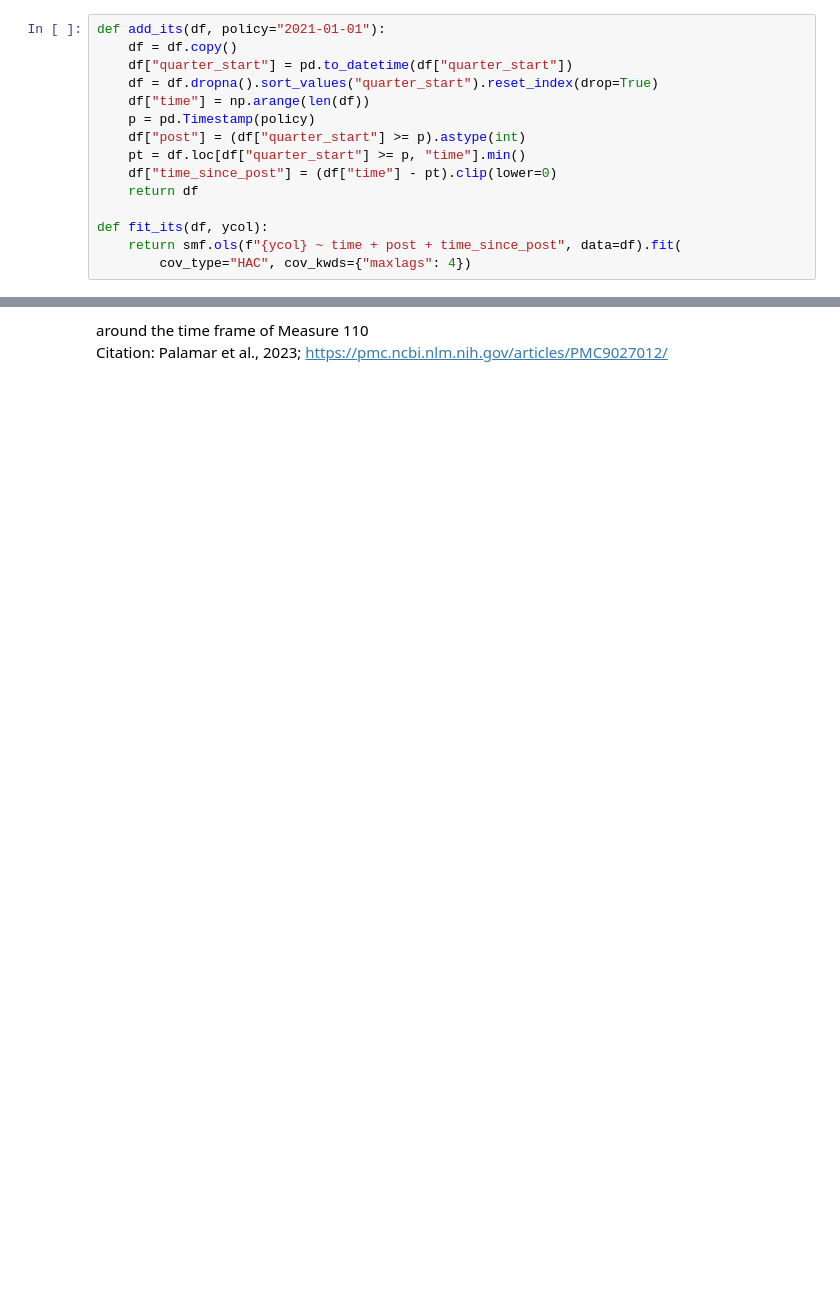
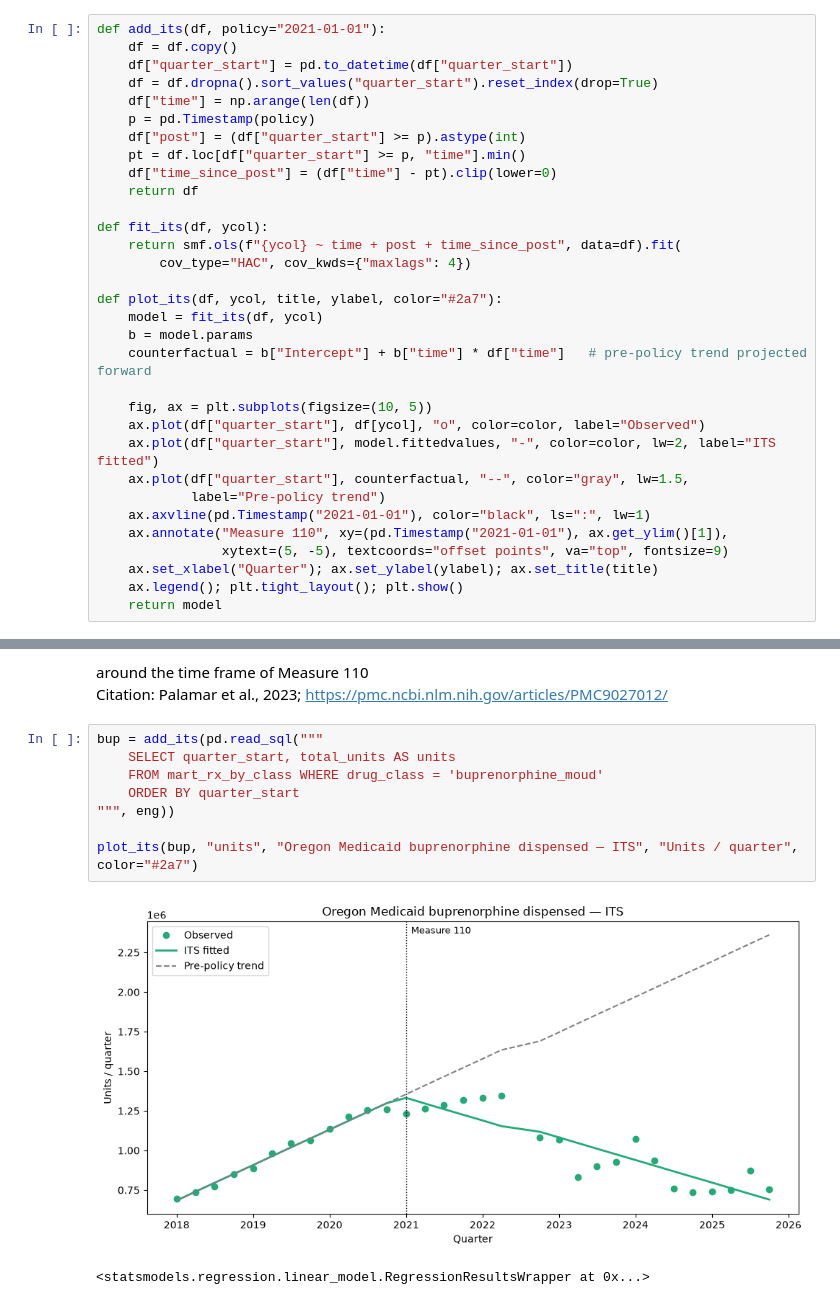
Before and after one commit to zhounapeuw/OR_measure_110, a Jupyter notebook: interrupted_time_series_measure110.ipynb, the cells around one changed output, grey strips where cells are left out. Saved outputs shown, nothing was run; the diff lists cells and outputs as text; blank space fills up the shorter version.

```diff
--- a/interrupted_time_series_measure110.ipynb
+++ b/interrupted_time_series_measure110.ipynb
@@ -18,6 +18,23 @@ def add_its(df, policy="2021-01-01"):
 def fit_its(df, ycol):
     return smf.ols(f"{ycol} ~ time + post + time_since_post", data=df).fit(
         cov_type="HAC", cov_kwds={"maxlags": 4})
+
+def plot_its(df, ycol, title, ylabel, color="#2a7"):
+    model = fit_its(df, ycol)
+    b = model.params
+    counterfactual = b["Intercept"] + b["time"] * df["time"]   # pre-policy trend projected forward
+
+    fig, ax = plt.subplots(figsize=(10, 5))
+    ax.plot(df["quarter_start"], df[ycol], "o", color=color, label="Observed")
+    ax.plot(df["quarter_start"], model.fittedvalues, "-", color=color, lw=2, label="ITS fitted")
+    ax.plot(df["quarter_start"], counterfactual, "--", color="gray", lw=1.5,
+            label="Pre-policy trend")
+    ax.axvline(pd.Timestamp("2021-01-01"), color="black", ls=":", lw=1)
+    ax.annotate("Measure 110", xy=(pd.Timestamp("2021-01-01"), ax.get_ylim()[1]),
+                xytext=(5, -5), textcoords="offset points", va="top", fontsize=9)
+    ax.set_xlabel("Quarter"); ax.set_ylabel(ylabel); ax.set_title(title)
+    ax.legend(); plt.tight_layout(); plt.show()
+    return model
 # %% [markdown]
 ### Variable definitions
 
@@ -113,3 +130,14 @@ Notes:
 Figure showing the fentanyl supply increase around the time frame of Measure 110
 
 Citation: Palamar et al., 2023; https://pmc.ncbi.nlm.nih.gov/articles/PMC9027012/
+# %%
+bup = add_its(pd.read_sql("""
+    SELECT quarter_start, total_units AS units
+    FROM mart_rx_by_class WHERE drug_class = 'buprenorphine_moud'
+    ORDER BY quarter_start
+""", eng))
+
+plot_its(bup, "units", "Oregon Medicaid buprenorphine dispensed — ITS", "Units / quarter", color="#2a7")
+# %% [output]
+[figure, added]
+<statsmodels.regression.linear_model.RegressionResultsWrapper at 0x...>
```
Also changed, not shown: parts of 7 cells of this notebook, 2 other files.
